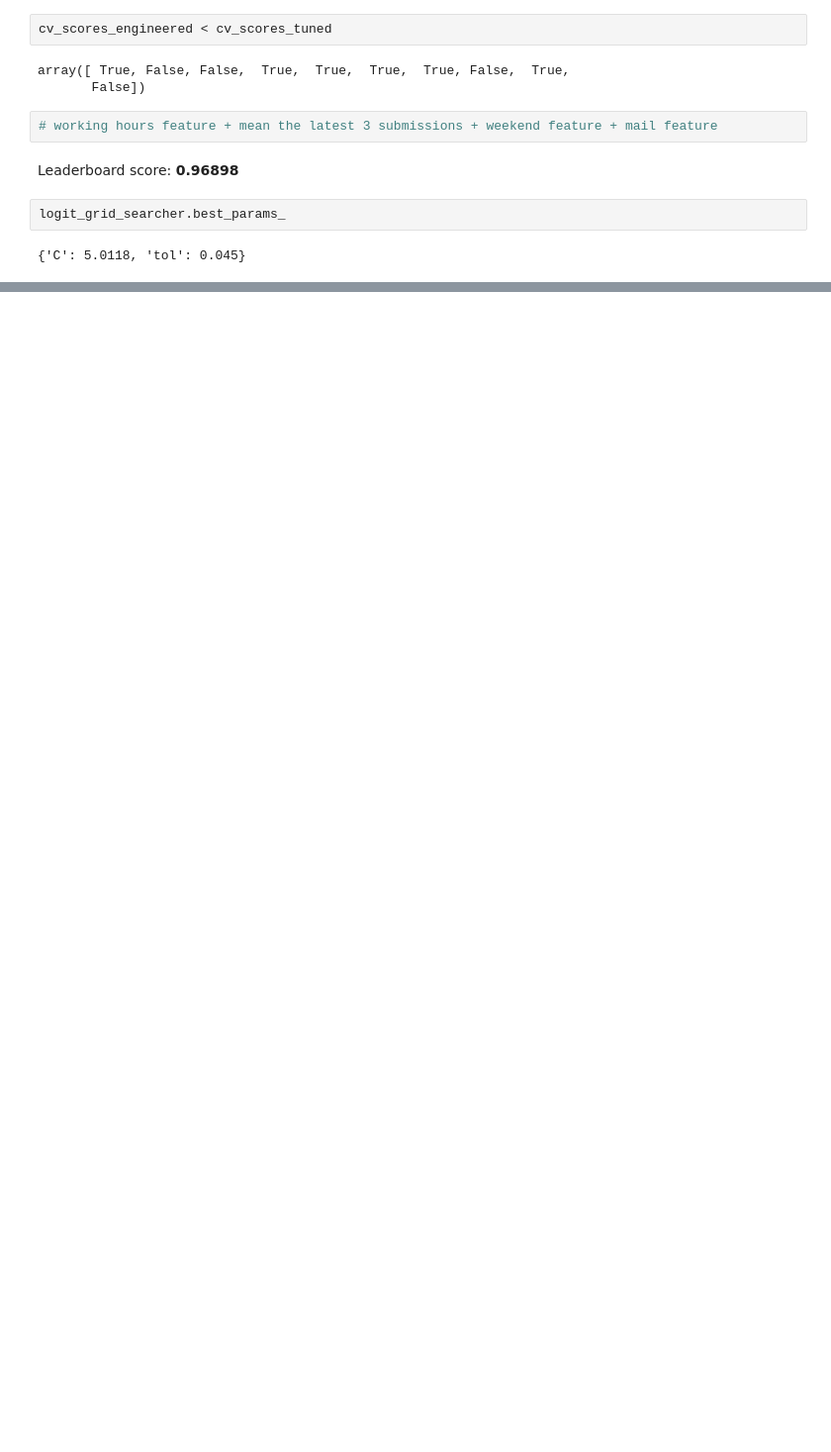
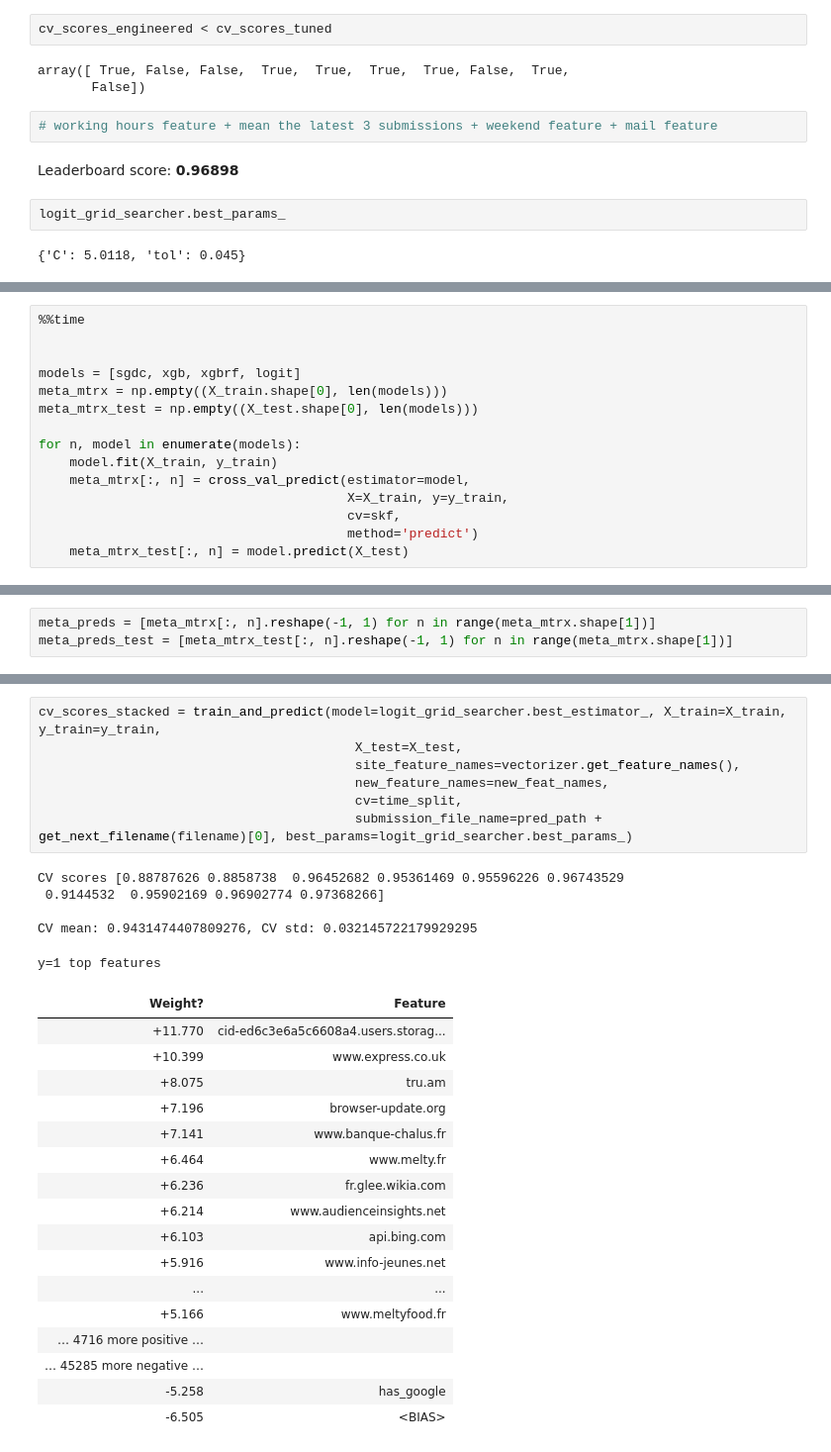
Before and after one commit to koolvn/mlcourse.ai, a Jupyter notebook: competitions/Time Aware Notebook.ipynb, the cells around one changed output, grey strips where cells are left out. Shown at 99% size. Saved outputs shown, nothing was run; the diff lists cells and outputs as text; blank space fills up the shorter version.

```diff
--- a/competitions/Time Aware Notebook.ipynb
+++ b/competitions/Time Aware Notebook.ipynb
@@ -651,0 +676,15 @@ logit_grid_searcher.best_params_
+# %%
+%%time
+
+
+models = [sgdc, xgb, xgbrf, logit]
+meta_mtrx = np.empty((X_train.shape[0], len(models)))
+meta_mtrx_test = np.empty((X_test.shape[0], len(models)))
+
+for n, model in enumerate(models):
+    model.fit(X_train, y_train)
+    meta_mtrx[:, n] = cross_val_predict(estimator=model,
+                                        X=X_train, y=y_train,
+                                        cv=skf,
+                                        method='predict')
+    meta_mtrx_test[:, n] = model.predict(X_test)
@@ -651,0 +693,3 @@ logit_grid_searcher.best_params_
+# %%
+meta_preds = [meta_mtrx[:, n].reshape(-1, 1) for n in range(meta_mtrx.shape[1])]
+meta_preds_test = [meta_mtrx_test[:, n].reshape(-1, 1) for n in range(meta_mtrx.shape[1])]
@@ -651,0 +908,30 @@ logit_grid_searcher.best_params_
+# %%
+cv_scores_stacked = train_and_predict(model=logit_grid_searcher.best_estimator_, X_train=X_train, y_train=y_train,
+                                         X_test=X_test,
+                                         site_feature_names=vectorizer.get_feature_names(),
+                                         new_feature_names=new_feat_names,
+                                         cv=time_split,
+                                         submission_file_name=pred_path + get_next_filename(filename)[0], best_params=logit_grid_searcher.best_params_)
+# %% [output]
+CV scores [0.88787626 0.8858738  0.96452682 0.95361469 0.95596226 0.96743529
+ 0.9144532  0.95902169 0.96902774 0.97368266]
+
+CV mean: 0.9431474407809276, CV std: 0.032145722179929295
+y=1 top features
+| Weight? | Feature |
+| +11.770 | cid-ed6c3e6a5c6608a4.users.storag... |
+| +10.399 | www.express.co.uk |
+| +8.075 | tru.am |
+| +7.196 | browser-update.org |
+| +7.141 | www.banque-chalus.fr |
+| +6.464 | www.melty.fr |
+| +6.236 | fr.glee.wikia.com |
+| +6.214 | www.audienceinsights.net |
+| +6.103 | api.bing.com |
+| +5.916 | www.info-jeunes.net |
+| ... | ... |
+| +5.166 | www.meltyfood.fr |
+| … 4716 more positive … |  |
+| … 45285 more negative … |  |
+| -5.258 | has_google |
+| -6.505 | <BIAS> |
```
Also changed, not shown: parts of 15 cells of this notebook.
